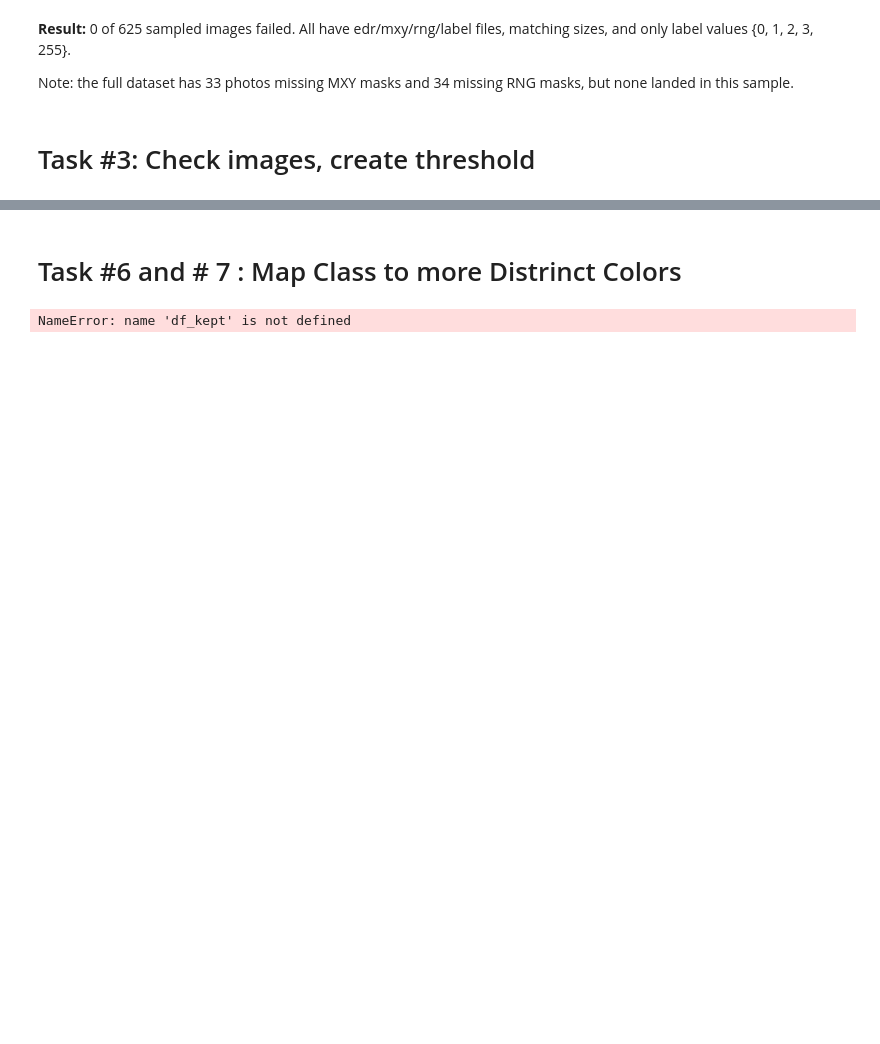
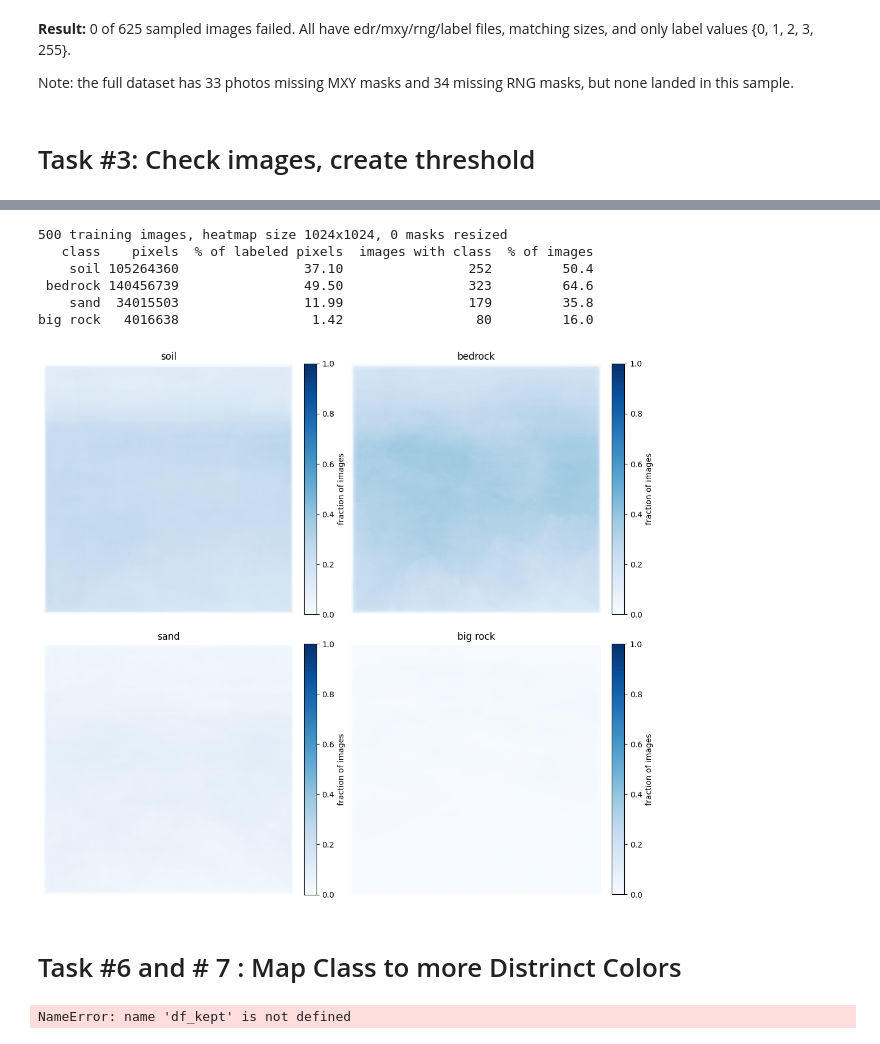
Before and after one commit to smantsai/mlsn-group-5, a Jupyter notebook: MLSN_Group_5.ipynb, the cells around one changed output, grey strips where cells are left out. Drawn from its saved outputs; the diff is of its cells as text; code cells hidden in the pictures; blank space fills up the shorter version.

Commit message:
corrected to subset sample data

```diff
--- a/MLSN_Group_5.ipynb
+++ b/MLSN_Group_5.ipynb
@@ -340,15 +270,0 @@ Counted 16064 training images
-# %%
-# Location heatmaps
-# % of all training images with each class at each pixel position
-fig, axes = plt.subplots(2, 3, figsize=(15, 9), constrained_layout=True)
-for ax, (c, name) in zip(axes.flat, class_names.items()):
-  percent = 100 * (location_counts[c] / len(train_labels))
-  heatmap = ax.imshow(percent, cmap="hot", vmin=0, vmax=100, origin="upper")
-  ax.set_title(f"{name} (class {c})")
-  ax.set_xlabel("Pixel column")
-  ax.set_ylabel("Pixel row")
-
-axes.flat[-1].axis("off")
-fig.colorbar(heatmap, ax=list(axes.flat[:5]), label="% of training images at this pixel")
-fig.savefig("train_class_heatmaps.png", dpi=150)
-plt.show()
@@ -357,3 +334,41 @@ plt.show()
+# %%
+# Sanity checks
+assert pixel_counts.sum() == labeled_total
+assert (image_counts <= N).all()
+assert heat.min() >= 0 and heat.max() <= 1
+
+print(f"{N} training images, heatmap size {heat.shape[1]}x{heat.shape[2]}, {resized} masks resized")
+
+# Class summary (excluding void/null pixels)
+summary = pd.DataFrame({
+    "class": CLASS_LABELS,
+    "pixels": pixel_counts,
+    "% of labeled pixels": (
+        pixel_counts / max(labeled_total, 1) * 100
+    ).round(2),
+    "images with class": image_counts,
+    "% of images": (image_counts / N * 100).round(1),
+})
+print(summary.to_string(index=False))
+
+# Heatmaps: fraction of sampled images with each class at each position
+fig, axes = plt.subplots(2, 2, figsize=(11, 10))
+for ax, c in zip(axes.flat, CLASSES):
+  im = ax.imshow(heat[c], cmap="Blues", vmin=0, vmax=1, origin="upper")
+  ax.set_title(CLASS_LABELS[c])
+  ax.axis("off")
+  fig.colorbar(im, ax=ax, fraction=0.046, pad=0.04, label="fraction of images")
+
+plt.tight_layout()
+plt.show()
+# %% [output]
+500 training images, heatmap size 1024x1024, 0 masks resized
+   class    pixels  % of labeled pixels  images with class  % of images
+    soil 105264360                37.10                252         50.4
+ bedrock 140456739                49.50                323         64.6
+    sand  34015503                11.99                179         35.8
+big rock   4016638                 1.42                 80         16.0
+[figure, added]
 # %% [markdown]
 # Task #6 and # 7 : Map Class to more Distrinct Colors
 # %%
```
Also changed, not shown: parts of 14 cells of this notebook.
